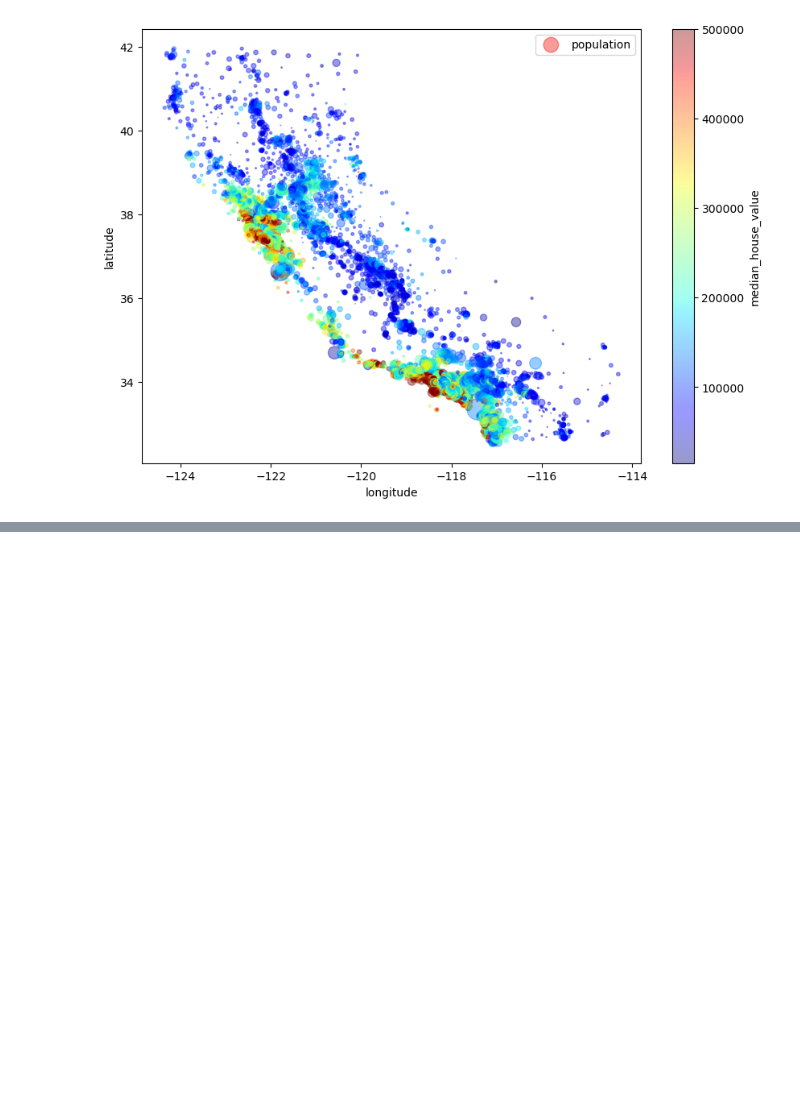
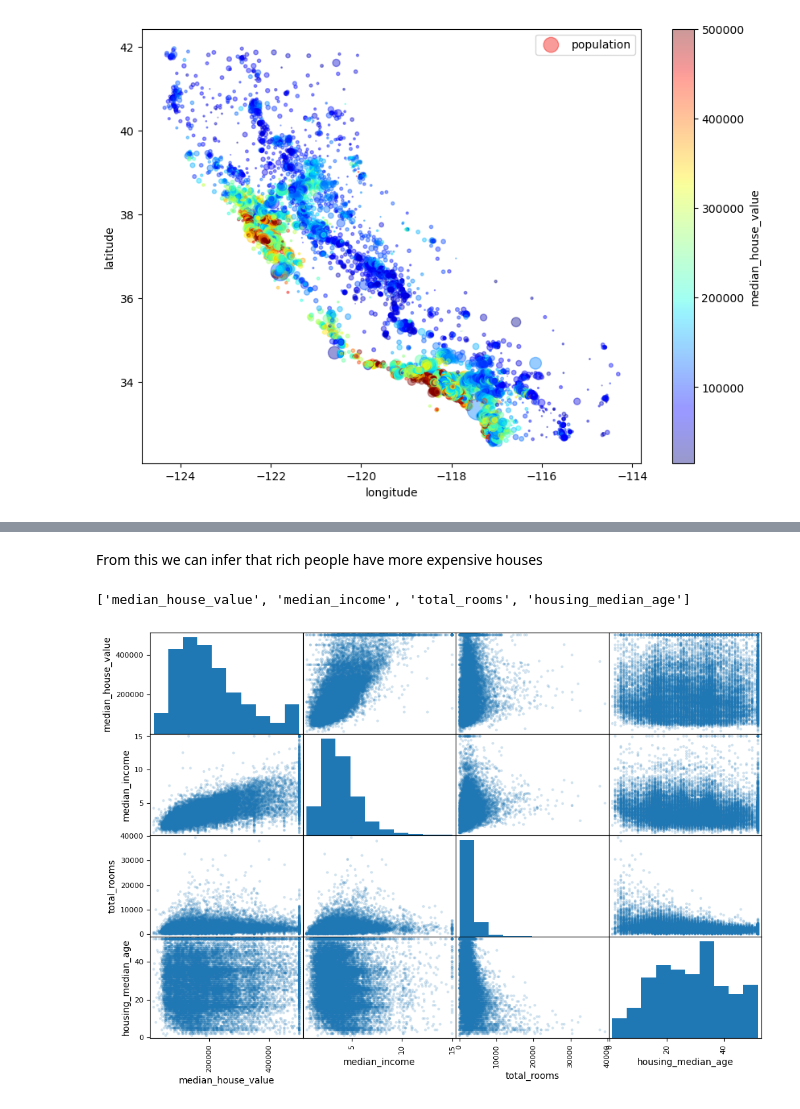
Before and after one commit to tjards/data_science_upskill, a Jupyter notebook: 1_housing/housing.ipynb, the cells around one changed output, grey strips where cells are left out. Saved outputs shown, nothing was run; the diff lists cells and outputs as text; code cells hidden in the pictures; blank space fills up the shorter version.

Commit message:
visualize

```diff
--- a/1_housing/housing.ipynb
+++ b/1_housing/housing.ipynb
@@ -163,3 +164,7 @@ plt.legend()
 # %% [output]
 <matplotlib.legend.Legend at 0x...>
 [figure]
+# %%
+#look for correlations
+correlation_matrix = housing.corr(numeric_only=True)
+correlation_matrix['median_house_value'].sort_values(ascending=False)
@@ -165,0 +182,12 @@ plt.legend()
+# %% [markdown]
+From this we can infer that rich people have more expensive houses
+# %%
+# pull the 4 most relevant and scatter plot them
+selected_correlations = list(correlation_matrix['median_house_value'].sort_values(ascending=False).index[0:4])
+print(selected_correlations)
+%matplotlib inline
+pd.plotting.scatter_matrix(housing[selected_correlations], alpha = 0.2, figsize=(12,8))
+plt.show()
+# %% [output]
+['median_house_value', 'median_income', 'total_rooms', 'housing_median_age']
+[figure, added]
```
Also changed, not shown: parts of 5 cells of this notebook.
